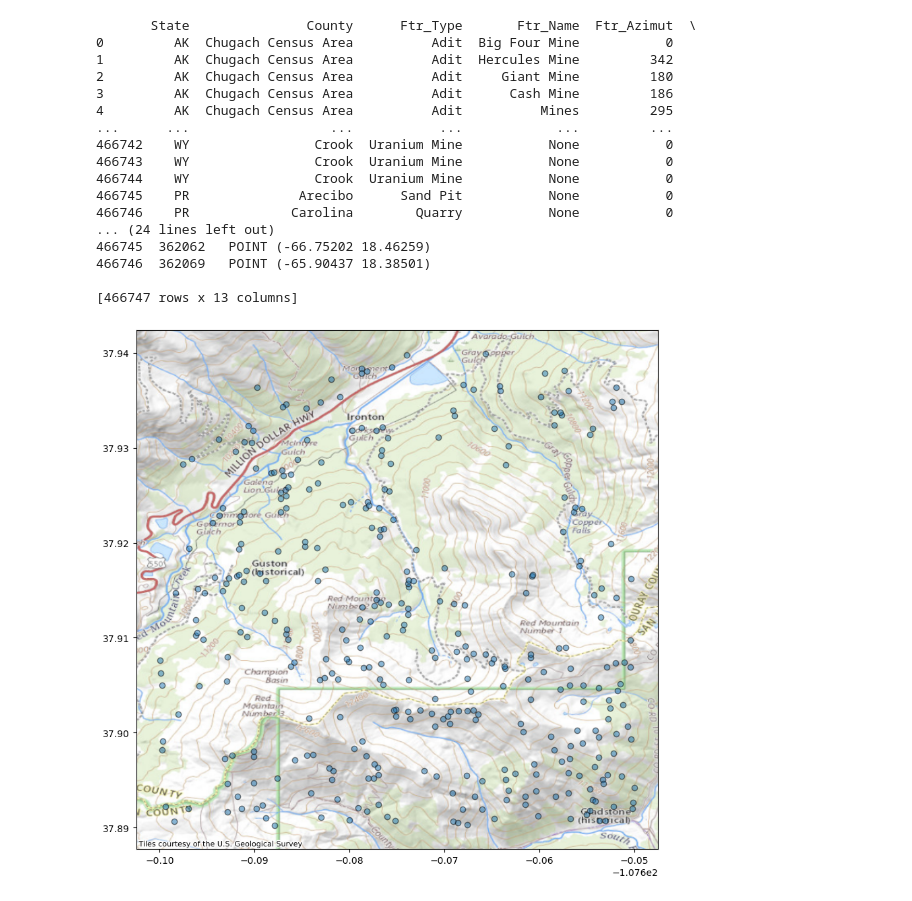
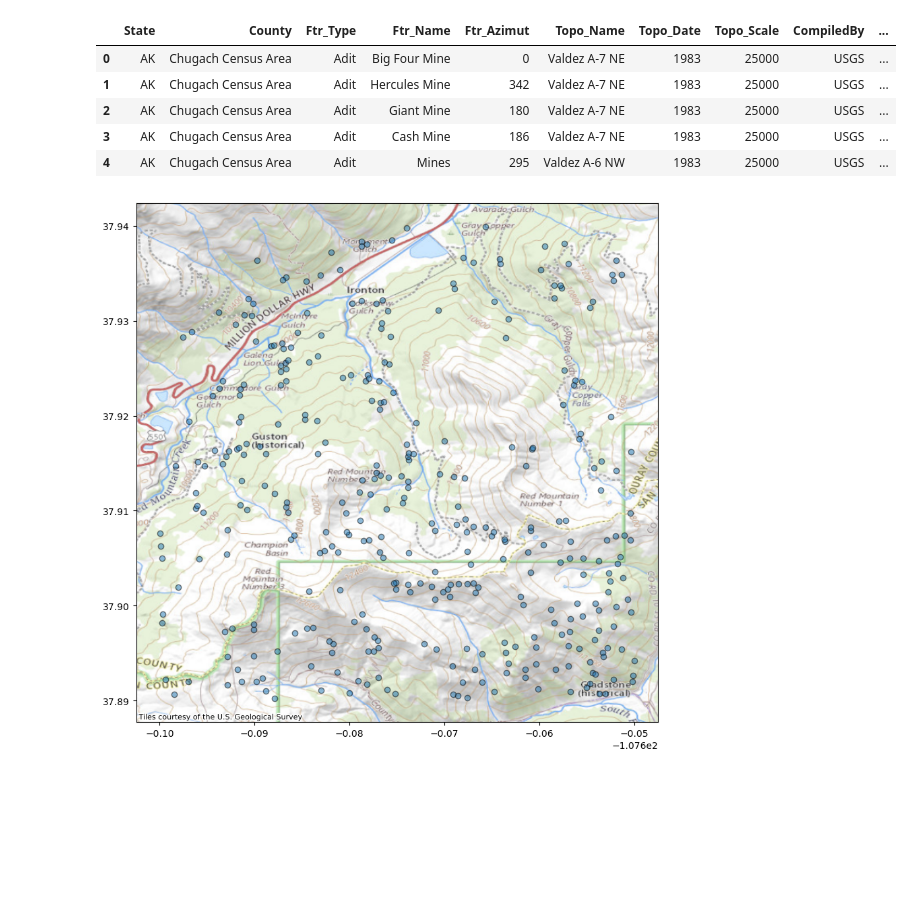
Before and after one commit to mikebramble/emit-spectral-unmixing, a Jupyter notebook: script_testing_shapefile_overlay.ipynb, the cells around one changed output. Cells and saved outputs as stored; diff of their text form; code cells hidden in the pictures; blank space fills up the shorter version.

```diff
--- a/script_testing_shapefile_overlay.ipynb
+++ b/script_testing_shapefile_overlay.ipynb
@@ -26,29 +26,19 @@ import matplotlib.pyplot as plt
 # %%
 shapefile_024k_points = gpd.read_file("/Users/bramble/Documents/emit/gis/USGS_TopoMineSymbols_ver10_Shapefiles/USGS_TopoMineSymbols_24k_Points.shp")
 shapefile_024k_polygons = gpd.read_file("/Users/bramble/Documents/emit/gis/USGS_TopoMineSymbols_ver10_Shapefiles/USGS_TopoMineSymbols_24k_Polygons.shp")
 shapefile_048k_points = gpd.read_file("/Users/bramble/Documents/emit/gis/USGS_TopoMineSymbols_ver10_Shapefiles/USGS_TopoMineSymbols_48k_Points.shp")
 shapefile_048k_polygons = gpd.read_file("/Users/bramble/Documents/emit/gis/USGS_TopoMineSymbols_ver10_Shapefiles/USGS_TopoMineSymbols_48k_Polygons.shp")
 shapefile_625k_points = gpd.read_file("/Users/bramble/Documents/emit/gis/USGS_TopoMineSymbols_ver10_Shapefiles/USGS_TopoMineSymbols_625k_Points.shp")
 shapefile_625k_polygons = gpd.read_file("/Users/bramble/Documents/emit/gis/USGS_TopoMineSymbols_ver10_Shapefiles/USGS_TopoMineSymbols_625k_Polygons.shp")
-print(shapefile_024k_points)
+# print(shapefile_024k_points)
+shapefile_024k_points.head(5)
 # %% [output]
-       State               County      Ftr_Type       Ftr_Name  Ftr_Azimut  \
-0         AK  Chugach Census Area          Adit  Big Four Mine           0
-1         AK  Chugach Census Area          Adit  Hercules Mine         342
-2         AK  Chugach Census Area          Adit     Giant Mine         180
-3         AK  Chugach Census Area          Adit      Cash Mine         186
-4         AK  Chugach Census Area          Adit          Mines         295
-...      ...                  ...           ...            ...         ...
-466742    WY                Crook  Uranium Mine           None           0
-466743    WY                Crook  Uranium Mine           None           0
-466744    WY                Crook  Uranium Mine           None           0
-466745    PR              Arecibo      Sand Pit           None           0
-466746    PR             Carolina        Quarry           None           0
-... (24 lines left out)
-466745  362062   POINT (-66.75202 18.46259)
-466746  362069   POINT (-65.90437 18.38501)
-
-[466747 rows x 13 columns]
+|  | State | County | Ftr_Type | Ftr_Name | Ftr_Azimut | Topo_Name | Topo_Date | Topo_Scale | CompiledBy | ... |
+| 0 | AK | Chugach Census Area | Adit | Big Four Mine | 0 | Valdez A-7 NE | 1983 | 25000 | USGS | ... |
+| 1 | AK | Chugach Census Area | Adit | Hercules Mine | 342 | Valdez A-7 NE | 1983 | 25000 | USGS | ... |
+| 2 | AK | Chugach Census Area | Adit | Giant Mine | 180 | Valdez A-7 NE | 1983 | 25000 | USGS | ... |
+| 3 | AK | Chugach Census Area | Adit | Cash Mine | 186 | Valdez A-7 NE | 1983 | 25000 | USGS | ... |
+| 4 | AK | Chugach Census Area | Adit | Mines | 295 | Valdez A-6 NW | 1983 | 25000 | USGS | ... |
 # %%
 # project shapefiles
 
```
Also changed, not shown: parts of 6 cells of this notebook.
